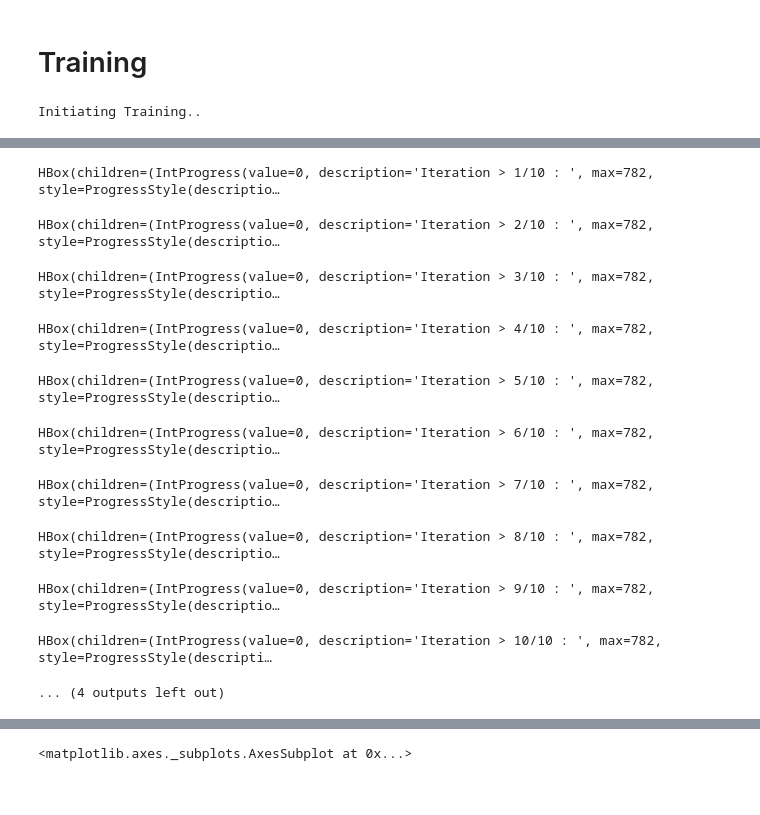
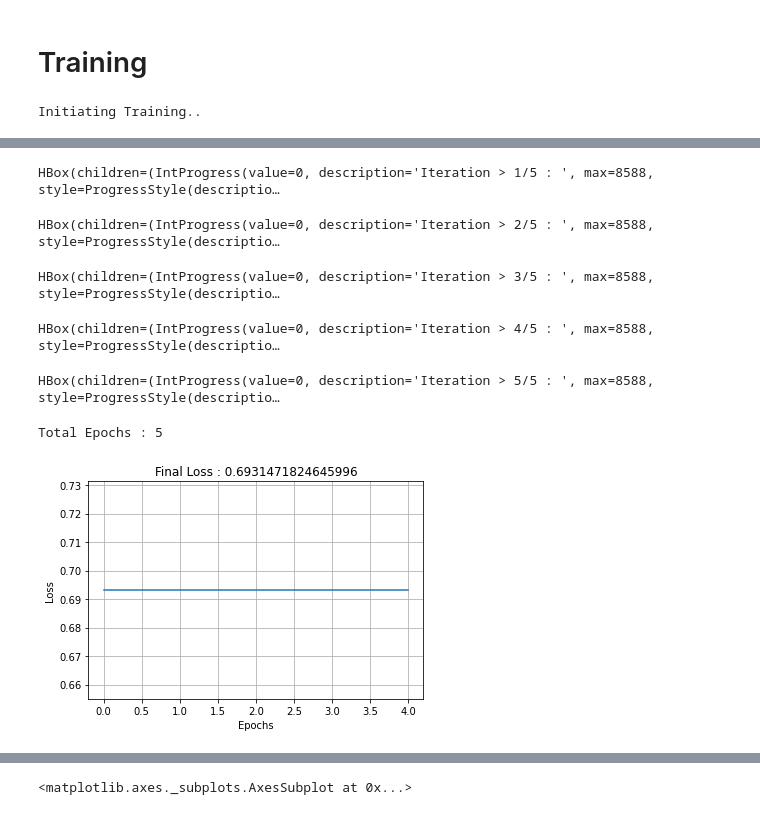
Before and after one commit to ParthikB/siamese, a Jupyter notebook: siamese_paper_v2.ipynb, the cells around one changed output, grey strips where cells are left out. Drawn from its saved outputs; the diff is of its cells as text; code cells hidden in the pictures.

```diff
--- a/siamese_paper_v2.ipynb
+++ b/siamese_paper_v2.ipynb
@@ -242,5 +267,5 @@ class Net(nn.Module):
 # %%
-def train(net, train_set, loss_log=[], EPOCHS=5, LEARNING_RATE=0.001, BATCH_SIZE=32):
+def train(net, train_set, loss_log=[], lr_log=[], EPOCHS=5, LEARNING_RATE=0.001, BATCH_SIZE=32):
   print('Initiating Training..')
   loss_func = nn.CrossEntropyLoss()
 
@@ -252,7 +277,9 @@ def train(net, train_set, loss_log=[], EPOCHS=5, LEARNING_RATE=0.001, BATCH_SIZE
         net.zero_grad()
 
         #Compute the output
-        output, sm = net(x.view(-1, CHANNELS, DIM, DIM).to(device))
+        # output, sm = net(x.view(-1, CHANNELS, DIM, DIM).to(device))
+        output, sm = net(x)
+
 
         # Compute Loss
         loss = loss_func(output, y.to(device))
@@ -263,9 +290,13 @@ def train(net, train_set, loss_log=[], EPOCHS=5, LEARNING_RATE=0.001, BATCH_SIZE
         # Update Parameters
         optimizer.step()
 
+        LEARNING_RATE -= LEARNING_RATE*0.0005
+
+
     loss_log.append(loss)
+    lr_log.append(LEARNING_RATE)
 
-  return loss_log
+  return loss_log, lr_log
 
 
 
@@ -281,7 +312,8 @@ def test(net, test_set, find_accuracy=True):
       x, y = data
 
       # Prediction the TestSet Data
-      prediction_in_batch, sm = net(x.view(-1, CHANNELS, DIM, DIM).to(device))
+      # prediction_in_batch, sm = net(x.view(-1, CHANNELS, DIM, DIM).to(device))
+      prediction_in_batch, sm = net(x)
 
       # ARGMAXing the predicted output
       for output in zip(prediction_in_batch, y, sm):
@@ -304,42 +336,39 @@ def test(net, test_set, find_accuracy=True):
 # %% [markdown]
 # Training
 # %%
-EPOCHS        = 10
+EPOCHS        = 5
 LEARNING_RATE = 0.001
 BATCH_SIZE    = BATCH_SIZE
 CONTINUE_TRAINING = 0
 
 if not CONTINUE_TRAINING:
   net = Net().to(device)
   optimizer = optim.Adam(net.parameters(), lr=LEARNING_RATE)
 
   loss_log = []
+  lr_log   = []
   total_epochs = 0
 
 
 total_epochs += EPOCHS
-loss_log = train(net, X_train, loss_log, EPOCHS, LEARNING_RATE, BATCH_SIZE)
+loss_log, lr_log = train(net, trainSet, loss_log, lr_log, EPOCHS, LEARNING_RATE, BATCH_SIZE)
 
 plt.plot(loss_log)
 plt.grid(1)
 plt.title(f'Final Loss : {loss_log[-1]}')
 plt.xlabel('Epochs')
 plt.ylabel('Loss')
 
-accuracy, sm_log = test(net, testSet)
+# accuracy, sm_log = test(net, testSet, find_accuracy=True)
 
 print(f'Total Epochs : {total_epochs}')
 # %% [output]
 Initiating Training..
 [interactive output not drawn]
-HBox(children=(IntProgress(value=0, description='Iteration > 1/10 : ', max=782, style=ProgressStyle(descriptio…
+HBox(children=(IntProgress(value=0, description='Iteration > 1/5 : ', max=8588, style=ProgressStyle(descriptio…
-HBox(children=(IntProgress(value=0, description='Iteration > 2/10 : ', max=782, style=ProgressStyle(descriptio…
+HBox(children=(IntProgress(value=0, description='Iteration > 2/5 : ', max=8588, style=ProgressStyle(descriptio…
-HBox(children=(IntProgress(value=0, description='Iteration > 3/10 : ', max=782, style=ProgressStyle(descriptio…
+HBox(children=(IntProgress(value=0, description='Iteration > 3/5 : ', max=8588, style=ProgressStyle(descriptio…
-HBox(children=(IntProgress(value=0, description='Iteration > 4/10 : ', max=782, style=ProgressStyle(descriptio…
+HBox(children=(IntProgress(value=0, description='Iteration > 4/5 : ', max=8588, style=ProgressStyle(descriptio…
-HBox(children=(IntProgress(value=0, description='Iteration > 5/10 : ', max=782, style=ProgressStyle(descriptio…
+HBox(children=(IntProgress(value=0, description='Iteration > 5/5 : ', max=8588, style=ProgressStyle(descriptio…
-HBox(children=(IntProgress(value=0, description='Iteration > 6/10 : ', max=782, style=ProgressStyle(descriptio…
+Total Epochs : 5
-HBox(children=(IntProgress(value=0, description='Iteration > 7/10 : ', max=782, style=ProgressStyle(descriptio…
-HBox(children=(IntProgress(value=0, description='Iteration > 8/10 : ', max=782, style=ProgressStyle(descriptio…
-HBox(children=(IntProgress(value=0, description='Iteration > 9/10 : ', max=782, style=ProgressStyle(descriptio…
-HBox(children=(IntProgress(value=0, description='Iteration > 10/10 : ', max=782, style=ProgressStyle(descripti…
-... (4 outputs left out)
+[figure, added]
```
Also changed, not shown: parts of 11 cells of this notebook.
